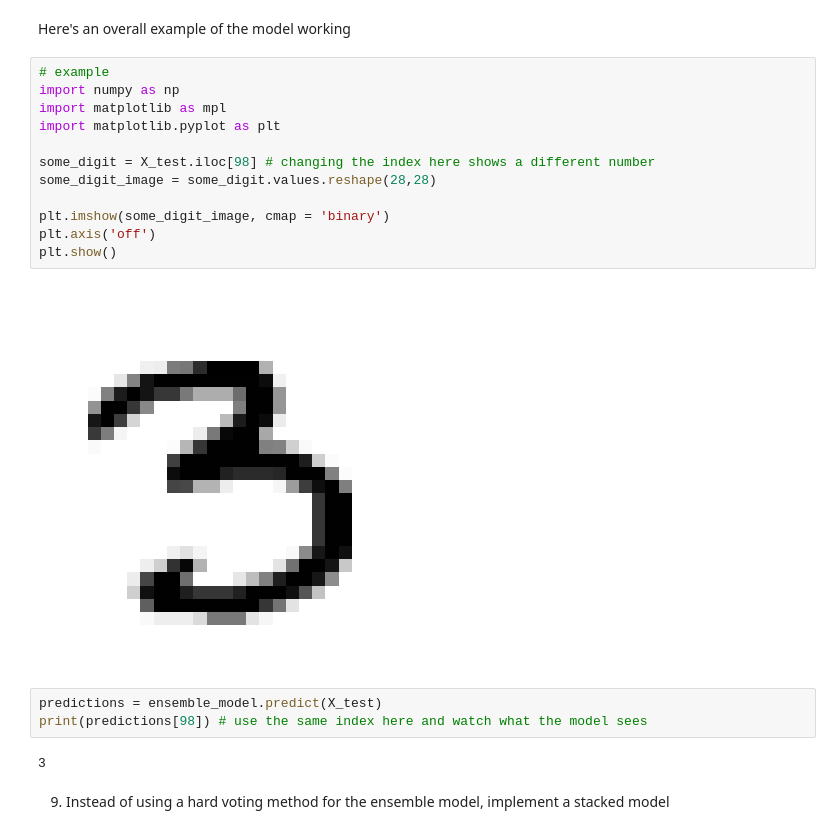
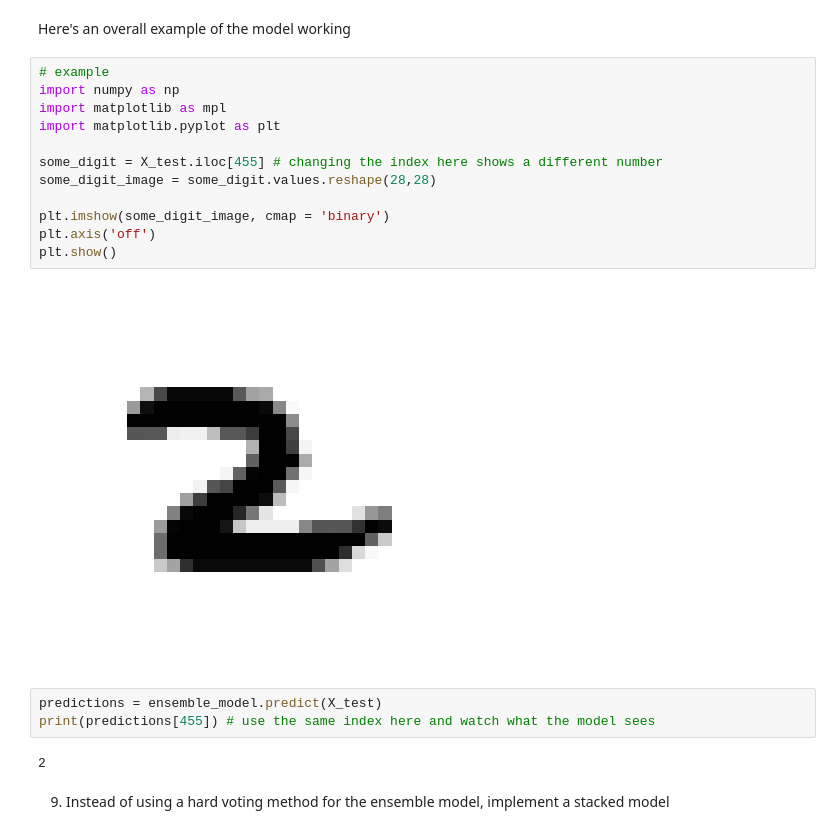
Before and after one commit to vivri1216/HandsOnMachineLearning, a Jupyter notebook: Chapter6_7_Trees_EnsembleLearning/Chapter7_ExamplesAndExercises.ipynb, the cells around one changed output. Saved outputs shown, nothing was run; the diff lists cells and outputs as text.

```diff
--- a/Chapter6_7_Trees_EnsembleLearning/Chapter7_ExamplesAndExercises.ipynb
+++ b/Chapter6_7_Trees_EnsembleLearning/Chapter7_ExamplesAndExercises.ipynb
@@ -338,22 +338,22 @@ Here's an overall example of the model working
 # %%
 # example
 import numpy as np
 import matplotlib as mpl
 import matplotlib.pyplot as plt
 
-some_digit = X_test.iloc[98] # changing the index here shows a different number
+some_digit = X_test.iloc[455] # changing the index here shows a different number
 some_digit_image = some_digit.values.reshape(28,28)
 
 plt.imshow(some_digit_image, cmap = 'binary')
 plt.axis('off')
 plt.show()
 # %% [output]
-[figure, old version]
+[figure, new version]
 # %%
 predictions = ensemble_model.predict(X_test)
-print(predictions[98]) # use the same index here and watch what the model sees
+print(predictions[455]) # use the same index here and watch what the model sees
 # %% [output]
-3
+2
 # %% [markdown]
 9. Instead of using a hard voting method for the ensemble model, implement a stacked model
 # %%
```
Also changed, not shown: parts of 4 cells of this notebook, 2 other files.
